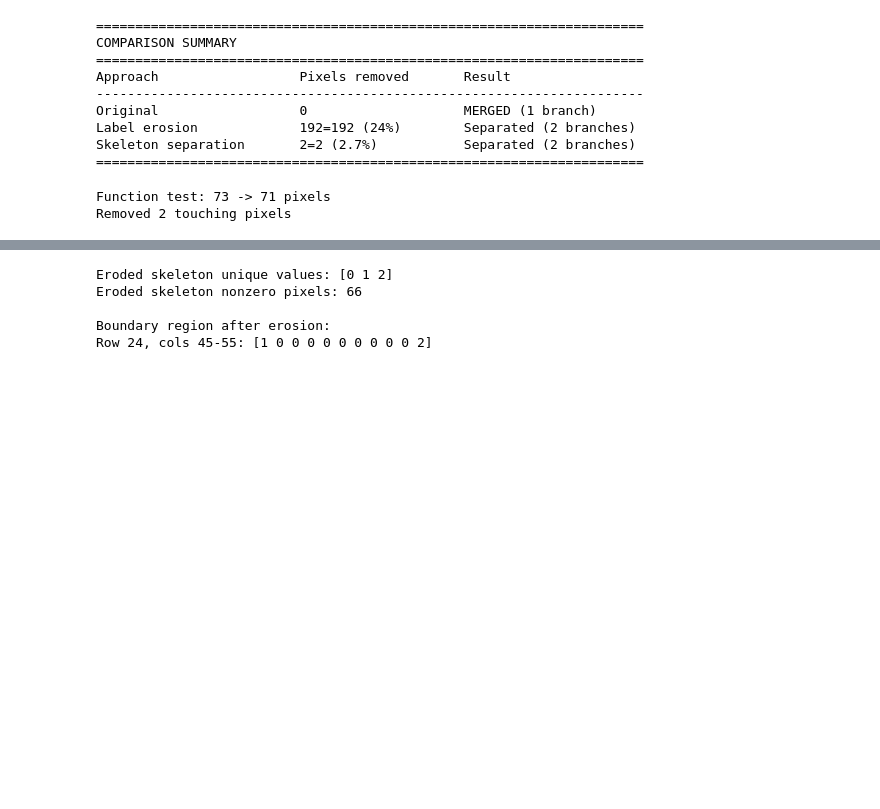
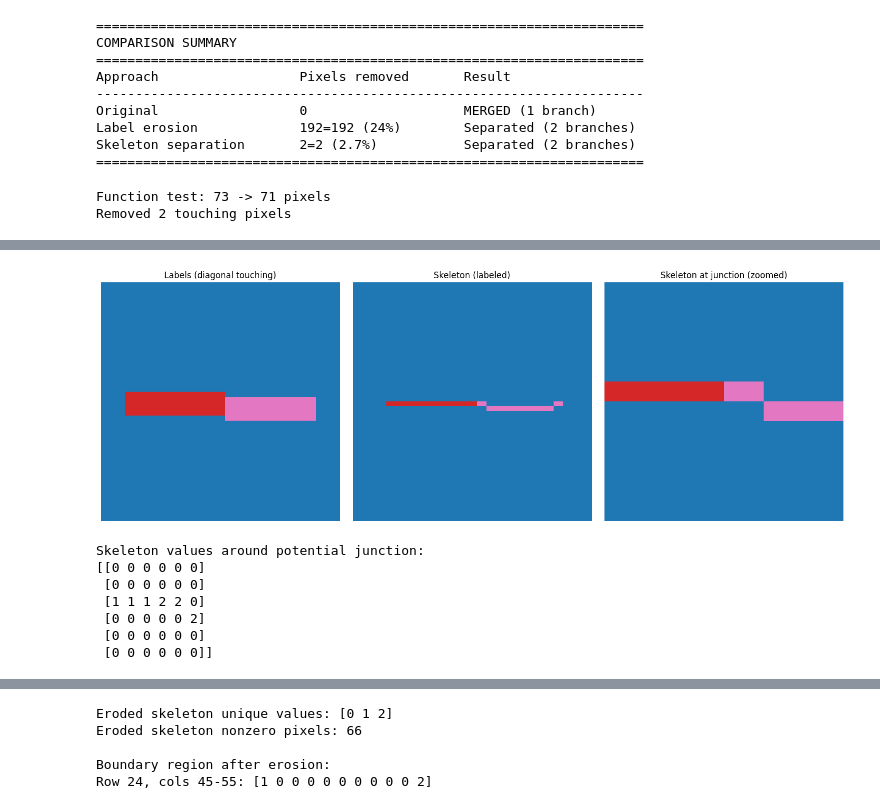
Before and after one commit to TimMonko/ndev-morphology, a Jupyter notebook: notebooks/test_skan_labels.ipynb, the cells around one changed output, grey strips where cells are left out. Cells and saved outputs as stored; diff of their text form; code cells hidden in the pictures; blank space fills up the shorter version.

Commit message:
overview of project and validation of skeleton labels

```diff
--- a/notebooks/test_skan_labels.ipynb
+++ b/notebooks/test_skan_labels.ipynb
@@ -584,0 +621,18 @@ viewer.add_labels(result, name="Separated Skeleton")
+# %%
+# Skeletonize and check the result
+skeleton_diagonal = skeletonize_labels(labels_diagonal)
+
+print("Skeleton unique values:", np.unique(skeleton_diagonal))
+print("Skeleton pixels per label:")
+print(f"  Label 1: {np.sum(skeleton_diagonal == 1)} pixels")
+print(f"  Label 2: {np.sum(skeleton_diagonal == 2)} pixels")
+
+# Find where each skeleton ends/starts
+label1_pixels = np.argwhere(skeleton_diagonal == 1)
+label2_pixels = np.argwhere(skeleton_diagonal == 2)
+
+print(f"\nLabel 1 skeleton range: rows {label1_pixels[:,0].min()}-{label1_pixels[:,0].max()}, cols {label1_pixels[:,1].min()}-{label1_pixels[:,1].max()}")
+print(f"Label 2 skeleton range: rows {label2_pixels[:,0].min()}-{label2_pixels[:,0].max()}, cols {label2_pixels[:,1].min()}-{label2_pixels[:,1].max()}")
+
+# Check if they are diagonally adjacent
+print("\nLooking for diagonal adjacency...")
@@ -584,0 +649,34 @@ viewer.add_labels(result, name="Separated Skeleton")
+# %%
+# Visualize the diagonal case
+import matplotlib.pyplot as plt
+
+fig, axes = plt.subplots(1, 3, figsize=(15, 5))
+
+axes[0].imshow(labels_diagonal, cmap='tab10', vmin=0, vmax=3)
+axes[0].set_title('Labels (diagonal touching)')
+
+axes[1].imshow(skeleton_diagonal, cmap='tab10', vmin=0, vmax=3)
+axes[1].set_title('Skeleton (labeled)')
+
+# Zoom in on the junction
+axes[2].imshow(skeleton_diagonal[20:32, 20:32], cmap='tab10', vmin=0, vmax=3)
+axes[2].set_title('Skeleton at junction (zoomed)')
+
+for ax in axes:
+    ax.axis('off')
+
+plt.tight_layout()
+plt.show()
+
+# Print the actual values around the junction
+print("\nSkeleton values around potential junction:")
+print(skeleton_diagonal[23:29, 23:29])
+# %% [output]
+[figure, added]
+Skeleton values around potential junction:
+[[0 0 0 0 0 0]
+ [0 0 0 0 0 0]
+ [1 1 1 2 2 0]
+ [0 0 0 0 0 2]
+ [0 0 0 0 0 0]
+ [0 0 0 0 0 0]]
```
Also changed, not shown: parts of 7 cells of this notebook, 3 other files.
